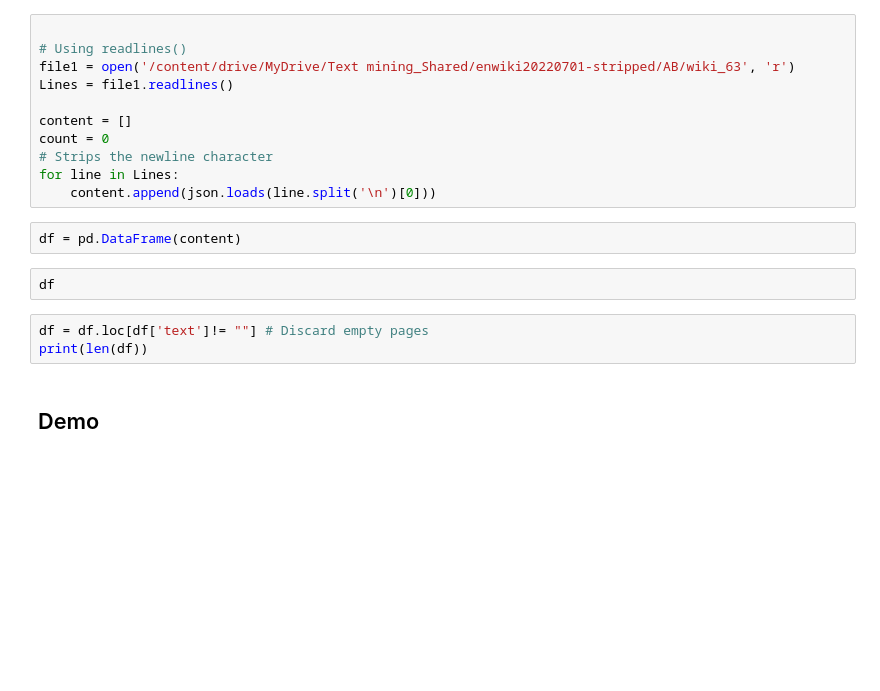
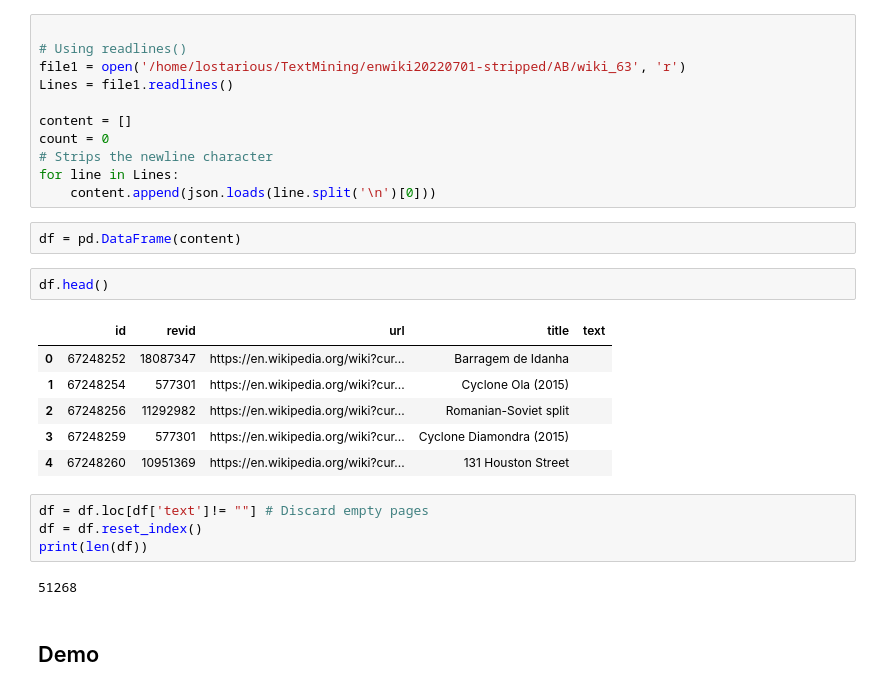
Before and after one commit to Theonimfi/Text-mining, a Jupyter notebook: coreference_preprocessing.ipynb, the cells around one changed output. Cells and saved outputs as stored; diff of their text form; blank space fills up the shorter version.

```diff
--- a/coreference_preprocessing.ipynb
+++ b/coreference_preprocessing.ipynb
@@ -252,7 +391,7 @@ def resolve_corefs(doc):
 # %%
 
 # Using readlines()
-file1 = open('/content/drive/MyDrive/Text mining_Shared/enwiki20220701-stripped/AB/wiki_63', 'r')
+file1 = open('/home/lostarious/TextMining/enwiki20220701-stripped/AB/wiki_63', 'r')
 Lines = file1.readlines()
 
 content = []
@@ -263,10 +402,20 @@ for line in Lines:
 # %%
 df = pd.DataFrame(content)
 # %%
-df
+df.head()
+# %% [output]
+|  | id | revid | url | title | text |
+| 0 | 67248252 | 18087347 | https://en.wikipedia.org/wiki?cur... | Barragem de Idanha |  |
+| 1 | 67248254 | 577301 | https://en.wikipedia.org/wiki?cur... | Cyclone Ola (2015) |  |
+| 2 | 67248256 | 11292982 | https://en.wikipedia.org/wiki?cur... | Romanian-Soviet split |  |
+| 3 | 67248259 | 577301 | https://en.wikipedia.org/wiki?cur... | Cyclone Diamondra (2015) |  |
+| 4 | 67248260 | 10951369 | https://en.wikipedia.org/wiki?cur... | 131 Houston Street |  |
 # %%
 df = df.loc[df['text']!= ""] # Discard empty pages
+df = df.reset_index()
 print(len(df))
+# %% [output]
+51268
 # %% [markdown]
 ## Demo
 # %%
```
Also changed, not shown: parts of 16 cells of this notebook.
